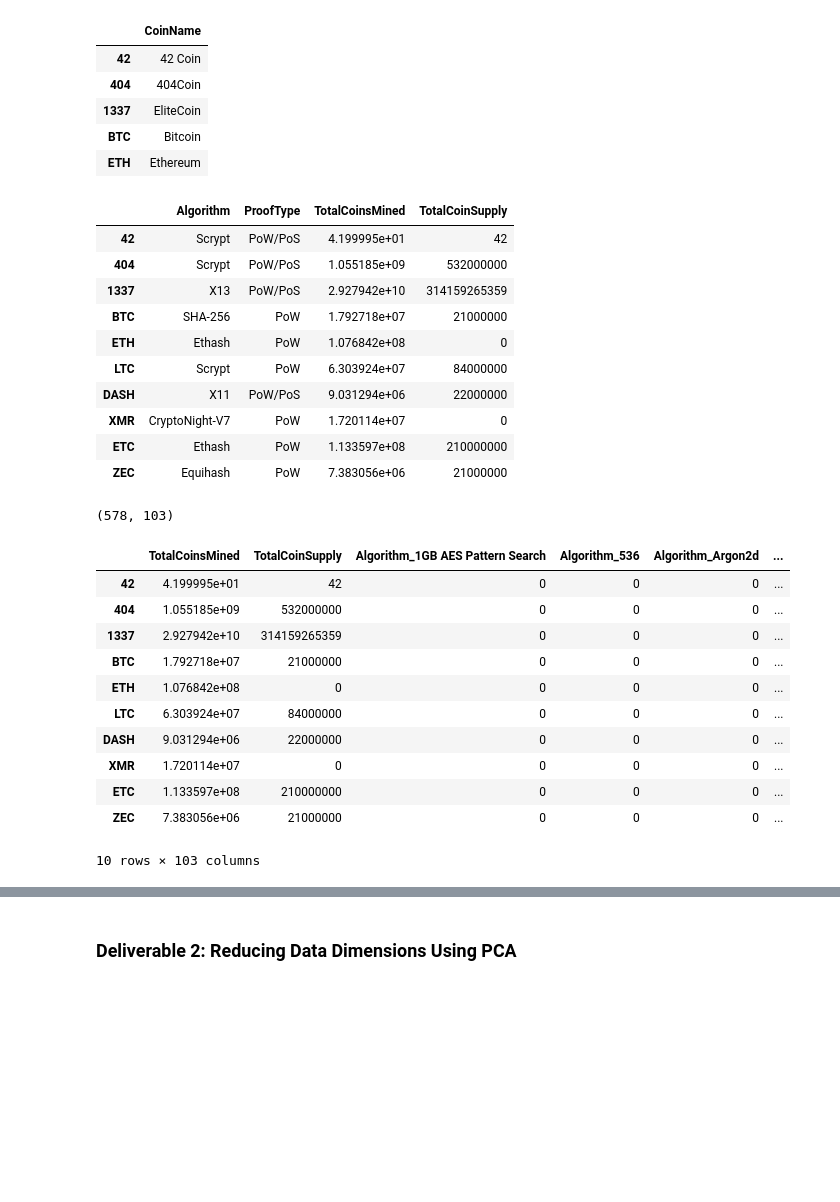
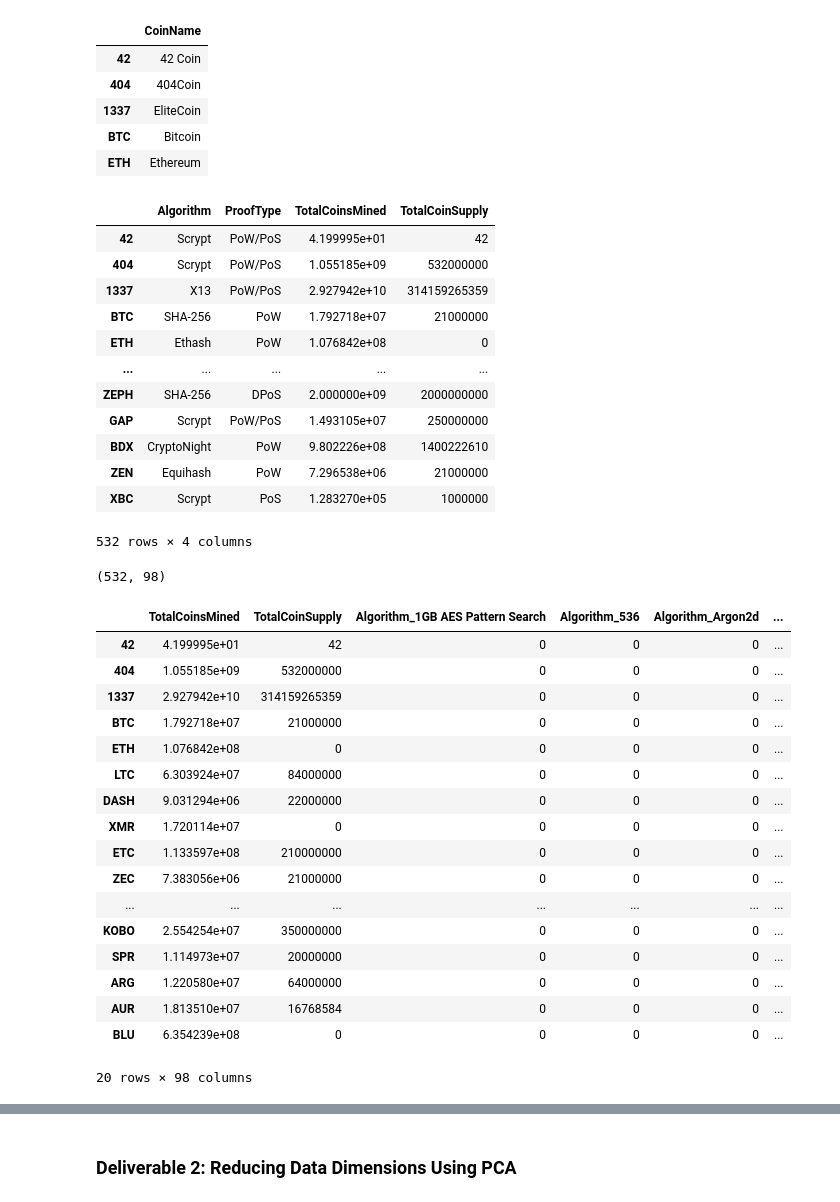
Before and after one commit to zwa004/Categorizing_cryptocurrencies, a Jupyter notebook: Challenge/crypto_clustering_starter_code.ipynb, the cells around one changed output, grey strips where cells are left out. Drawn from its saved outputs; the diff is of its cells as text; code cells hidden in the pictures; blank space fills up the shorter version.

```diff
--- a/Challenge/crypto_clustering_starter_code.ipynb
+++ b/Challenge/crypto_clustering_starter_code.ipynb
@@ -26,5 +22,6 @@ crypto_df.head()
 # %%
 # Keep all the cryptocurrencies that are being traded.
-crypto_df.drop(crypto_df.index[crypto_df["IsTrading"] == 'False'], inplace=True)
+crypto_df = crypto_df[crypto_df.IsTrading != 0]
+print(crypto_df.shape)
 crypto_df.head()
 # %% [output]
@@ -36,6 +34,7 @@ crypto_df.head()
 | 808 | 808 | SHA-256 | True | PoW/PoS | 0.000000e+00 | 0 |
 # %%
 # Keep all the cryptocurrencies that have a working algorithm.
-crypto_df = crypto_df.dropna()
-crypto_df.head()
+crypto_df = crypto_df[crypto_df.Algorithm.isna() == False]
+print(crypto_df.shape)
+crypto_df.head(10)
 # %% [output]
@@ -62,5 +77,6 @@ crypto_df.head()
 # %%
 # Keep the rows where coins are mined.
-crypto_df.drop(crypto_df.index[crypto_df["TotalCoinsMined"] == 0], inplace=True)
+crypto_df.drop(crypto_df.index[crypto_df["TotalCoinsMined"] <= 0], inplace=True)
+print(crypto_df.shape)
 crypto_df.head()
 # %% [output]
@@ -83,8 +100,8 @@ cryptoname_df.head()
 | ETH | Ethereum |
 # %%
 # Drop the 'CoinName' column since it's not going to be used on the clustering algorithm.
-#crypto_df = crypto_df.drop(columns=['CoinName'])
-crypto_df.head(10)
+crypto_df = crypto_df.drop(columns=['CoinName'])
+crypto_df
 # %% [output]
 |  | Algorithm | ProofType | TotalCoinsMined | TotalCoinSupply |
 | 42 | Scrypt | PoW/PoS | 4.199995e+01 | 42 |
@@ -92,29 +109,37 @@ crypto_df.head(10)
 | 1337 | X13 | PoW/PoS | 2.927942e+10 | 314159265359 |
 | BTC | SHA-256 | PoW | 1.792718e+07 | 21000000 |
 | ETH | Ethash | PoW | 1.076842e+08 | 0 |
-| LTC | Scrypt | PoW | 6.303924e+07 | 84000000 |
-| DASH | X11 | PoW/PoS | 9.031294e+06 | 22000000 |
-| XMR | CryptoNight-V7 | PoW | 1.720114e+07 | 0 |
-| ETC | Ethash | PoW | 1.133597e+08 | 210000000 |
-| ZEC | Equihash | PoW | 7.383056e+06 | 21000000 |
+| ... | ... | ... | ... | ... |
+| ZEPH | SHA-256 | DPoS | 2.000000e+09 | 2000000000 |
+| GAP | Scrypt | PoW/PoS | 1.493105e+07 | 250000000 |
+| BDX | CryptoNight | PoW | 9.802226e+08 | 1400222610 |
+| ZEN | Equihash | PoW | 7.296538e+06 | 21000000 |
+| XBC | Scrypt | PoS | 1.283270e+05 | 1000000 |
+532 rows × 4 columns
 # %%
 # Use get_dummies() to create variables for text features.
 X = pd.get_dummies(crypto_df, columns=["Algorithm", "ProofType"])
 print(X.shape)
-X.head(10)
+X.head(20)
 # %% [output]
-(578, 103)
+(532, 98)
 |  | TotalCoinsMined | TotalCoinSupply | Algorithm_1GB AES Pattern Search | Algorithm_536 | Algorithm_Argon2d | ... |
 | 42 | 4.199995e+01 | 42 | 0 | 0 | 0 | ... |
 | 404 | 1.055185e+09 | 532000000 | 0 | 0 | 0 | ... |
 | 1337 | 2.927942e+10 | 314159265359 | 0 | 0 | 0 | ... |
 | BTC | 1.792718e+07 | 21000000 | 0 | 0 | 0 | ... |
 | ETH | 1.076842e+08 | 0 | 0 | 0 | 0 | ... |
 | LTC | 6.303924e+07 | 84000000 | 0 | 0 | 0 | ... |
 | DASH | 9.031294e+06 | 22000000 | 0 | 0 | 0 | ... |
 | XMR | 1.720114e+07 | 0 | 0 | 0 | 0 | ... |
 | ETC | 1.133597e+08 | 210000000 | 0 | 0 | 0 | ... |
 | ZEC | 7.383056e+06 | 21000000 | 0 | 0 | 0 | ... |
+| ... | ... | ... | ... | ... | ... | ... |
+| KOBO | 2.554254e+07 | 350000000 | 0 | 0 | 0 | ... |
+| SPR | 1.114973e+07 | 20000000 | 0 | 0 | 0 | ... |
+| ARG | 1.220580e+07 | 64000000 | 0 | 0 | 0 | ... |
+| AUR | 1.813510e+07 | 16768584 | 0 | 0 | 0 | ... |
+| BLU | 6.354239e+08 | 0 | 0 | 0 | 0 | ... |
-10 rows × 103 columns
+20 rows × 98 columns
 # %%
 # Standardize the data with StandardScaler().
```
Also changed, not shown: parts of 20 cells of this notebook.
